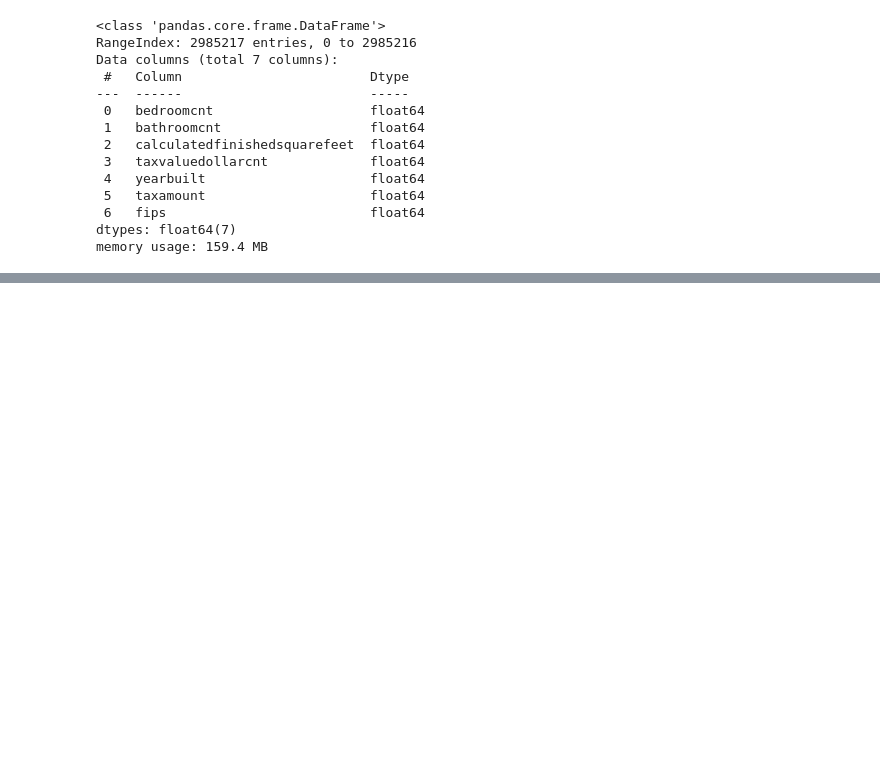
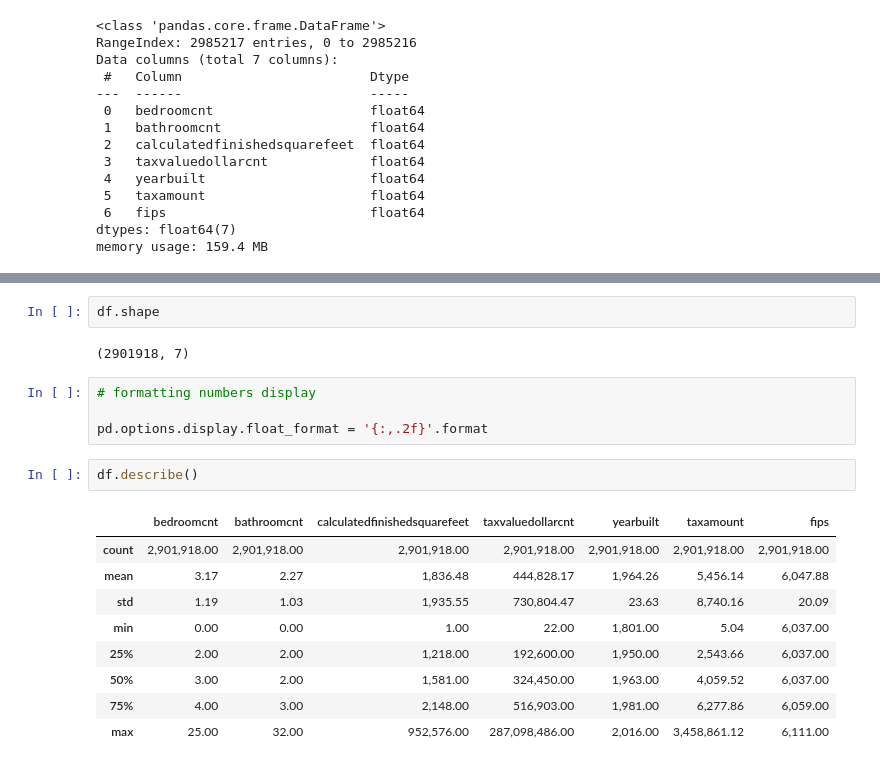
Before and after one commit to m3redithw/regression-exercises, a Jupyter notebook: wrangle.ipynb, the cells around one changed output, grey strips where cells are left out. Cells and saved outputs as stored; diff of their text form; blank space fills up the shorter version.

```diff
--- a/wrangle.ipynb
+++ b/wrangle.ipynb
@@ -65,0 +115,20 @@ dtype: int64
+# %%
+df.shape
+# %% [output]
+(2901918, 7)
+# %%
+# formatting numbers display
+
+pd.options.display.float_format = '{:,.2f}'.format
+# %%
+df.describe()
+# %% [output]
+|  | bedroomcnt | bathroomcnt | calculatedfinishedsquarefeet | taxvaluedollarcnt | yearbuilt | taxamount | fips |
+| count | 2,901,918.00 | 2,901,918.00 | 2,901,918.00 | 2,901,918.00 | 2,901,918.00 | 2,901,918.00 | 2,901,918.00 |
+| mean | 3.17 | 2.27 | 1,836.48 | 444,828.17 | 1,964.26 | 5,456.14 | 6,047.88 |
+| std | 1.19 | 1.03 | 1,935.55 | 730,804.47 | 23.63 | 8,740.16 | 20.09 |
+| min | 0.00 | 0.00 | 1.00 | 22.00 | 1,801.00 | 5.04 | 6,037.00 |
+| 25% | 2.00 | 2.00 | 1,218.00 | 192,600.00 | 1,950.00 | 2,543.66 | 6,037.00 |
+| 50% | 3.00 | 2.00 | 1,581.00 | 324,450.00 | 1,963.00 | 4,059.52 | 6,037.00 |
+| 75% | 4.00 | 3.00 | 2,148.00 | 516,903.00 | 1,981.00 | 6,277.86 | 6,059.00 |
+| max | 25.00 | 32.00 | 952,576.00 | 287,098,486.00 | 2,016.00 | 3,458,861.12 | 6,111.00 |
```
Also changed, not shown: parts of 19 cells of this notebook.
